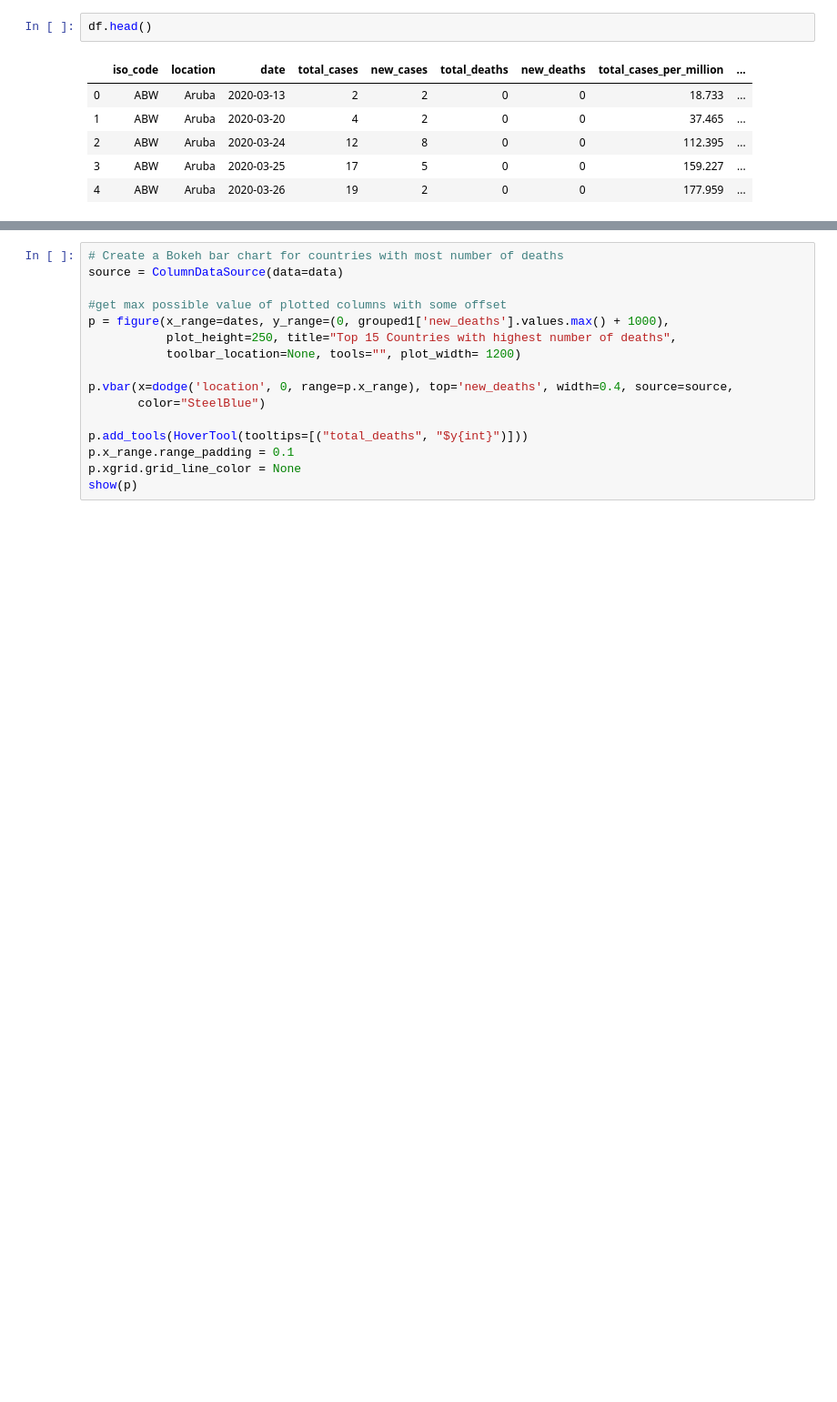
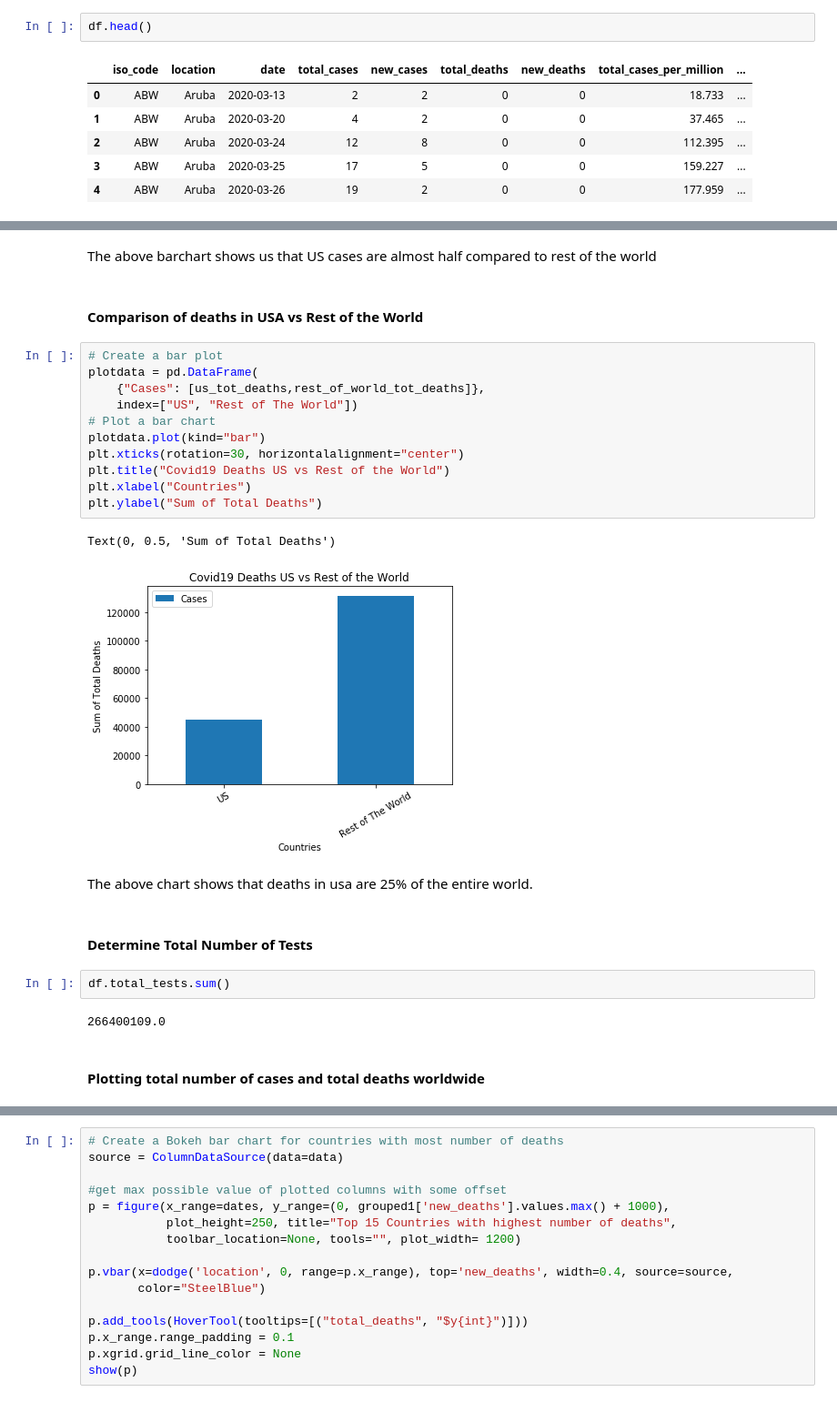
Before and after one commit to jyotisood/Covid19-Latest-Trends, a Jupyter notebook: Covid 19 Analysis.ipynb, the cells around one changed output, grey strips where cells are left out. Shown at 91% size. Cells and saved outputs as stored; diff of their text form; blank space fills up the shorter version.

```diff
--- a/Covid 19 Analysis.ipynb
+++ b/Covid 19 Analysis.ipynb
@@ -152,0 +127,28 @@ dates = grouped1['location'].tolist()
+# %% [markdown]
+The above barchart shows us that US cases are almost half compared to rest of the world
+# %% [markdown]
+#### Comparison of deaths in USA vs Rest of the World
+# %%
+# Create a bar plot
+plotdata = pd.DataFrame(
+    {"Cases": [us_tot_deaths,rest_of_world_tot_deaths]},
+    index=["US", "Rest of The World"])
+# Plot a bar chart
+plotdata.plot(kind="bar")
+plt.xticks(rotation=30, horizontalalignment="center")
+plt.title("Covid19 Deaths US vs Rest of the World")
+plt.xlabel("Countries")
+plt.ylabel("Sum of Total Deaths")
+# %% [output]
+Text(0, 0.5, 'Sum of Total Deaths')
+[figure, added]
+# %% [markdown]
+The above chart shows that deaths in usa are 25% of the entire world.
+# %% [markdown]
+#### Determine Total Number of Tests
+# %%
+df.total_tests.sum()
+# %% [output]
+266400109.0
+# %% [markdown]
+#### Plotting total number of cases and total deaths worldwide
```
Also changed, not shown: parts of 96 cells of this notebook.
